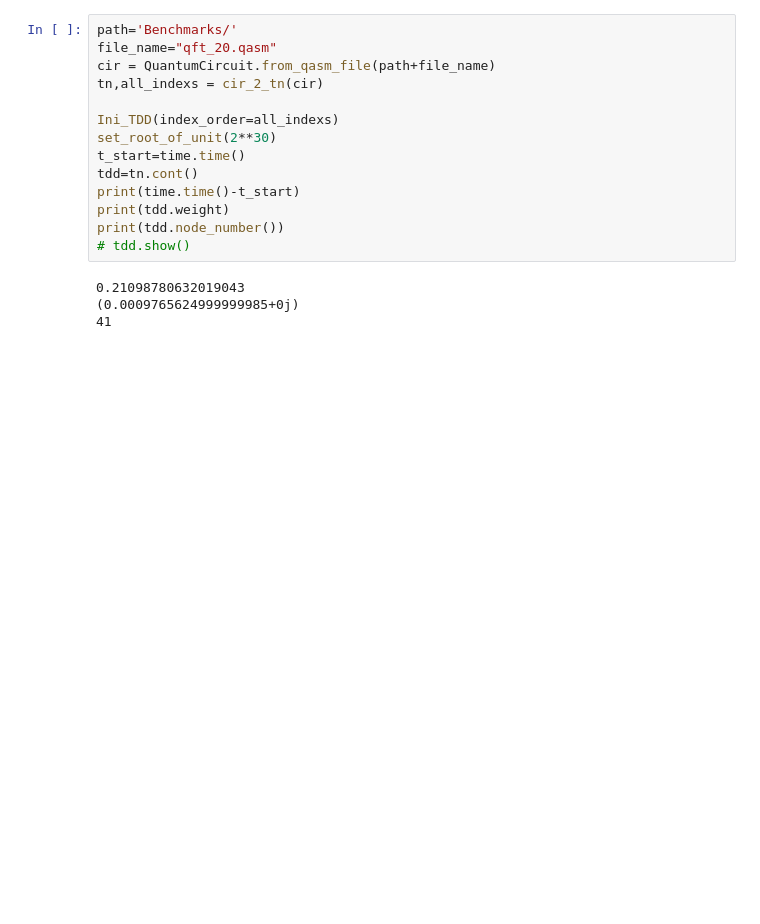
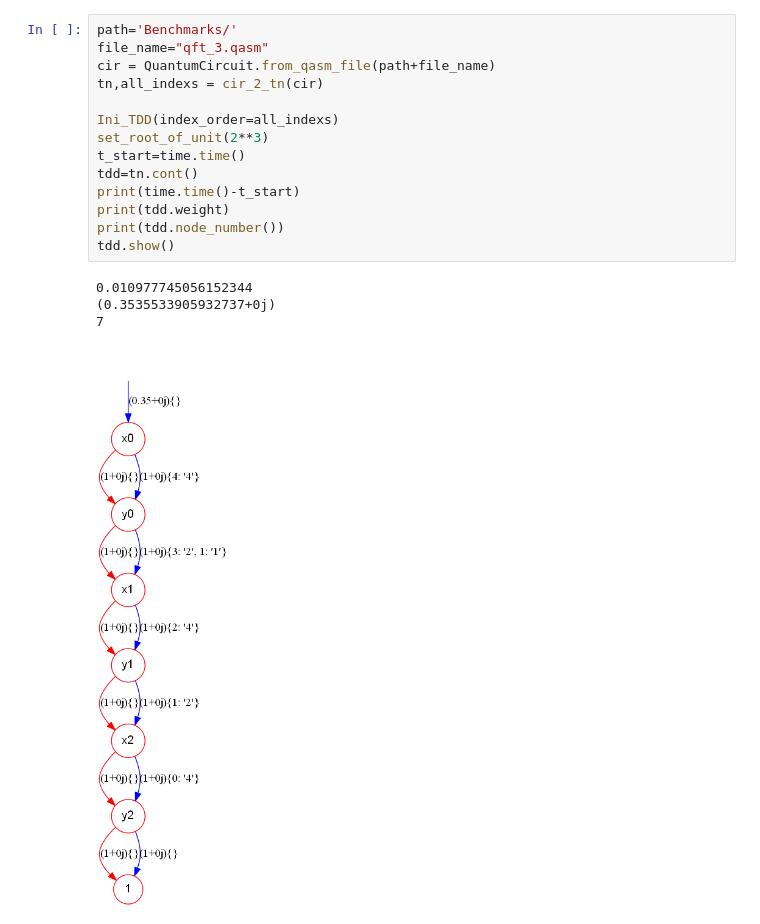
Before and after one commit to Veriqc/LimTDD, a Jupyter notebook: Test.ipynb, the cells around one changed output. Drawn from its saved outputs; the diff is of its cells as text; blank space fills up the shorter version.

```diff
--- a/Test.ipynb
+++ b/Test.ipynb
@@ -26,19 +26,20 @@ tdd.show()
 # %%
 path='Benchmarks/'
-file_name="qft_20.qasm"
+file_name="qft_3.qasm"
 cir = QuantumCircuit.from_qasm_file(path+file_name)
 tn,all_indexs = cir_2_tn(cir)
 
 Ini_TDD(index_order=all_indexs)
-set_root_of_unit(2**30)
+set_root_of_unit(2**3)
 t_start=time.time()
 tdd=tn.cont()
 print(time.time()-t_start)
 print(tdd.weight)
 print(tdd.node_number())
-# tdd.show()
+tdd.show()
 # %% [output]
-0.21098780632019043
-(0.0009765624999999985+0j)
-41
+0.010977745056152344
+(0.3535533905932737+0j)
+7
+[figure, added]
 # %%
```
Also changed, not shown: parts of 10 cells of this notebook, 5 other files.
